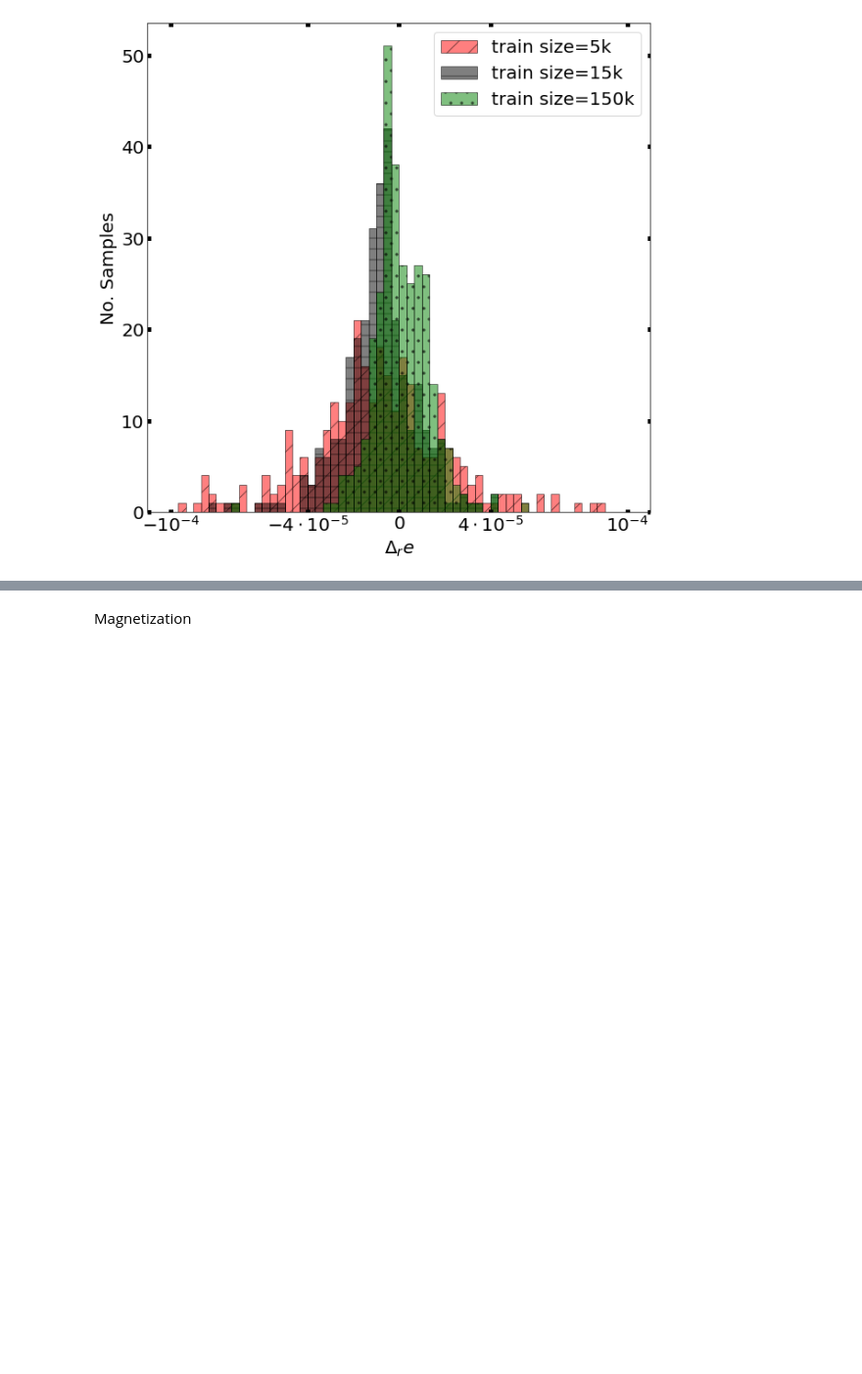
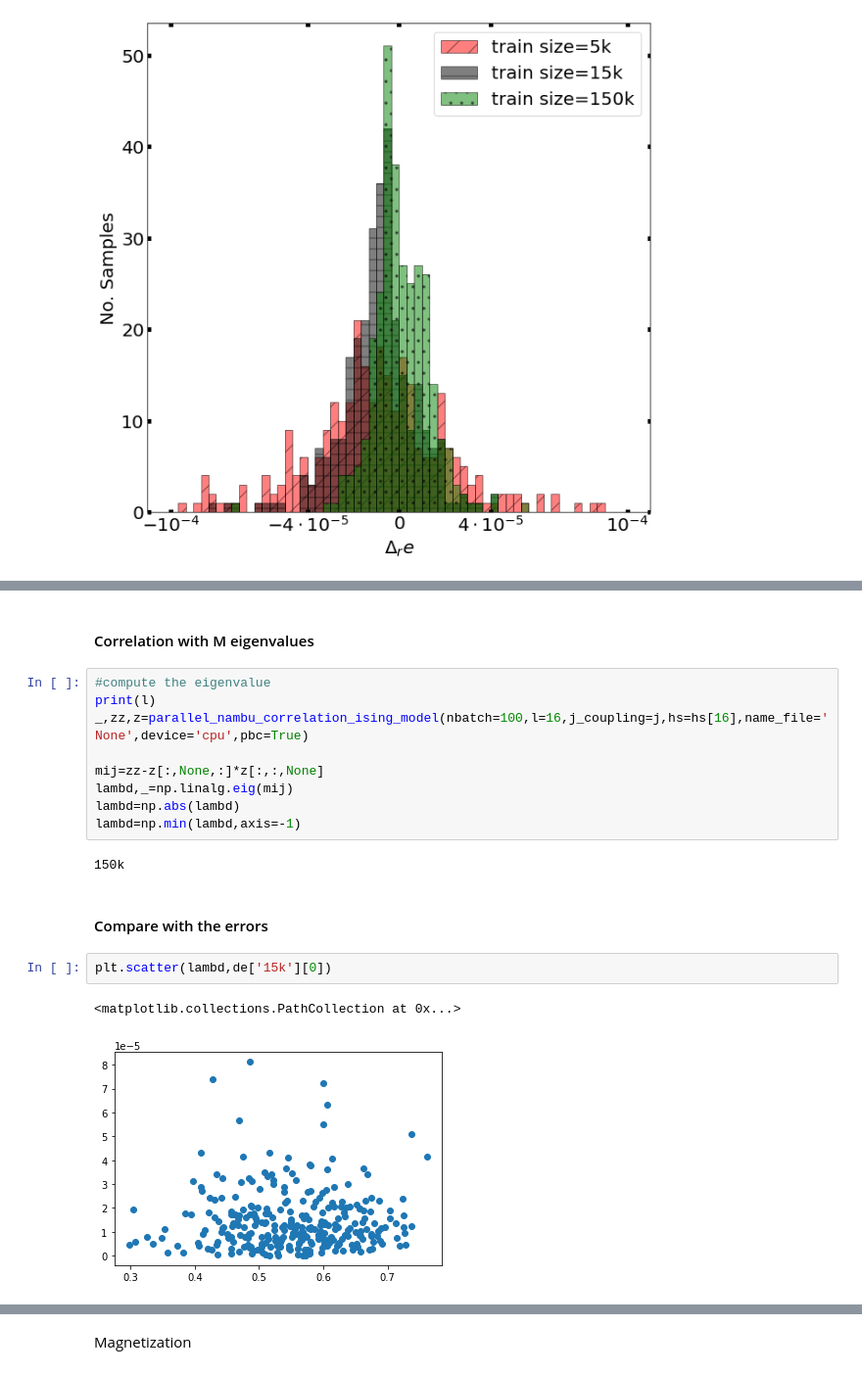
Before and after one commit to emacosta95/dft_for_ising, a Jupyter notebook: dft_ising_2nn_analysis.ipynb, the cells around one changed output, grey strips where cells are left out. Shown at 98% size. Drawn from its saved outputs; the diff is of its cells as text; blank space fills up the shorter version.

```diff
--- a/dft_ising_2nn_analysis.ipynb
+++ b/dft_ising_2nn_analysis.ipynb
@@ -2081,0 +2239,20 @@ plt.show()
+# %% [markdown]
+#### Correlation with M eigenvalues
+# %%
+#compute the eigenvalue
+print(l)
+_,zz,z=parallel_nambu_correlation_ising_model(nbatch=100,l=16,j_coupling=j,hs=hs[16],name_file='None',device='cpu',pbc=True)
+
+mij=zz-z[:,None,:]*z[:,:,None]
+lambd,_=np.linalg.eig(mij)
+lambd=np.abs(lambd)
+lambd=np.min(lambd,axis=-1)
+# %% [output]
+150k
+# %% [markdown]
+#### Compare with the errors
+# %%
+plt.scatter(lambd,de['15k'][0])
+# %% [output]
+<matplotlib.collections.PathCollection at 0x...>
+[figure, added]
```
Also changed, not shown: parts of 56 cells of this notebook, 4 other files.
